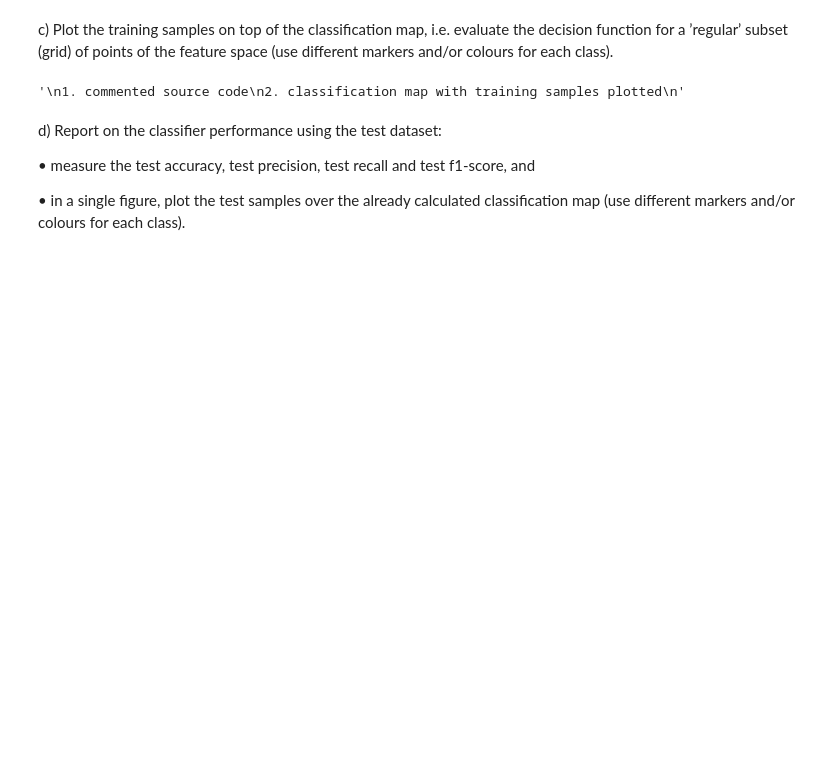
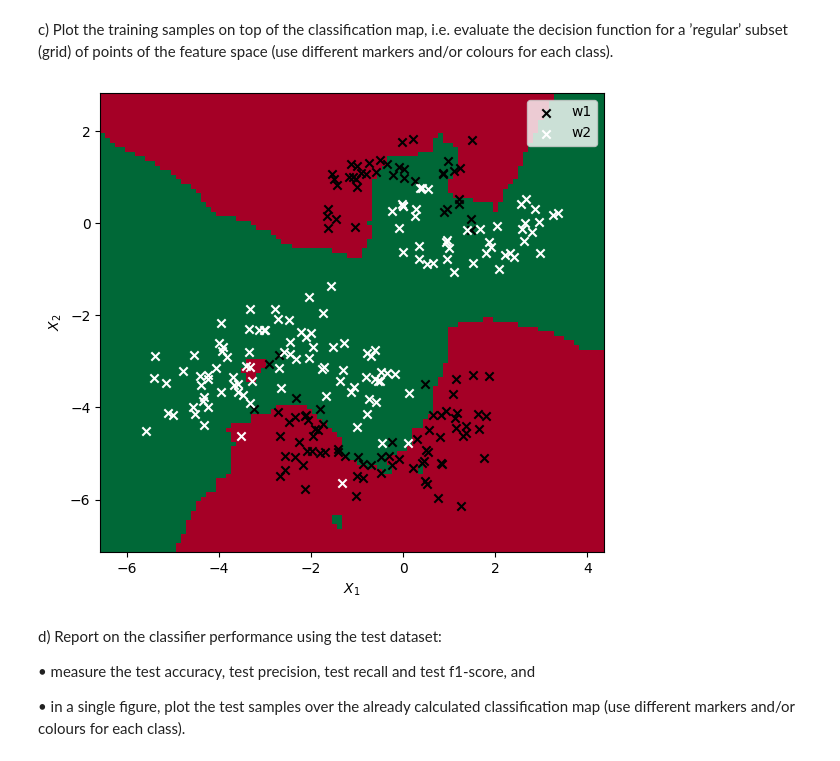
Before and after one commit to pedromartip/Instance-based-learning, a Jupyter notebook: handout_3.ipynb, the cells around one changed output. Saved outputs shown, nothing was run; the diff lists cells and outputs as text; code cells hidden in the pictures; blank space fills up the shorter version.

Commit message:
Add modelQPST1 class and finish T3

```diff
--- a/handout_3.ipynb
+++ b/handout_3.ipynb
@@ -689,0 +715,28 @@ b)	Using the training dataset, find the best performing classifier according to
+# %%
+'''
+1. commented source code (for a & b above)
+2. resulting configuration
+'''
+#Import data
+task = 3
+data_train = np.loadtxt('ds'+group+str(task)+'tr.txt')
+data_test = np.loadtxt('ds'+group+str(task)+'te.txt')
+
+X_train = data_train[:,0:2]
+y_train = data_train[:,2:3].flatten() #CLass labels are 1 for w1 and 0 for w2
+
+
+X_test = data_test[:,0:2]
+y_test = data_test[:,2:3].flatten() #CLass labels are 1 for w1 and 0 for w2
+
+#y_train = np.where(y_train == 0, -1., 1.)
+ks = [1,5,10]
+metrics = ['euclidean','manhattan','chebyshev']
+weights = ['uniform','distance']
+
+for k in ks:
+    for weight in weights:
+        for metric in metrics:
+            modelkNN = KNeighborsClassifier(n_neighbors=k, weights=weight, metric =metric)
+            accuracy_e, precision_e, recall_e, f1_s = calculateModel_crossValidation(X_train, y_train, modelkNN)
+            print(f'For k = {k}, metric = {metric} and weight = {weight} the total Accuracy is {accuracy_e.round(3)} ')
@@ -692,10 +764,13 @@ c)	Plot the training samples on top of the classification map, i.e. evaluate the
 # %%
 '''
 1. commented source code
 2. classification map with training samples plotted
 '''
+bestmodelkNN = modelkNN = KNeighborsClassifier(n_neighbors=5, weights='distance', metric ='euclidean')
+bestmodelkNN.fit(X_train,y_train)
+plot_classification_map(X_train,y_train,bestmodelkNN)
 # %% [output]
-'\n1. commented source code\n2. classification map with training samples plotted\n'
+[figure, added]
 # %% [markdown]
 d)	Report on the classifier performance using the test dataset:
 
```
Also changed, not shown: parts of 14 cells of this notebook.
